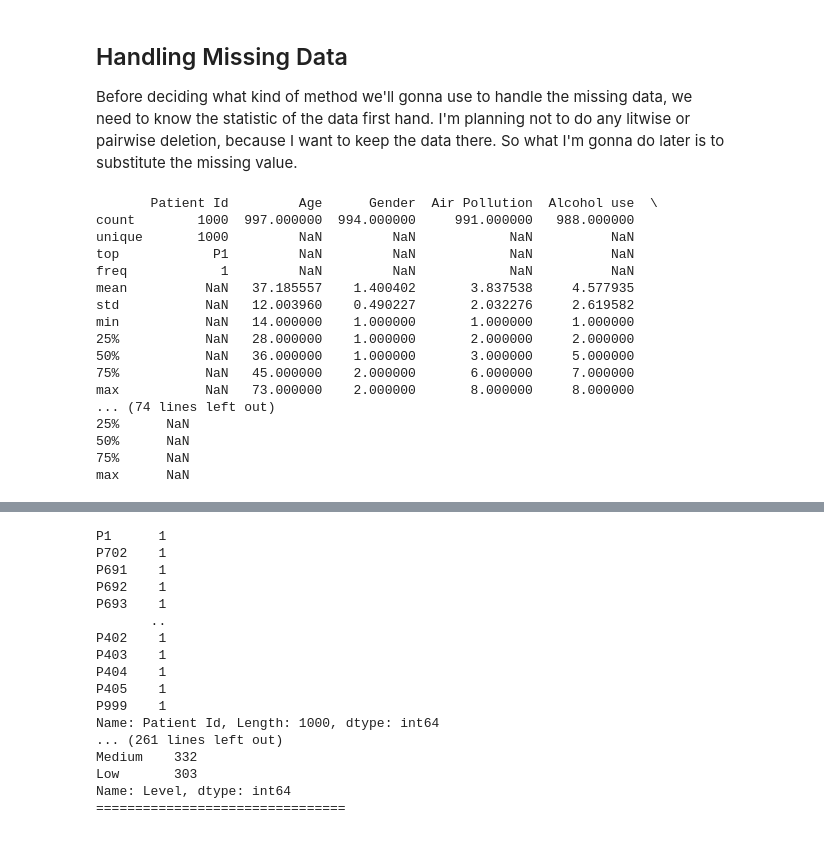
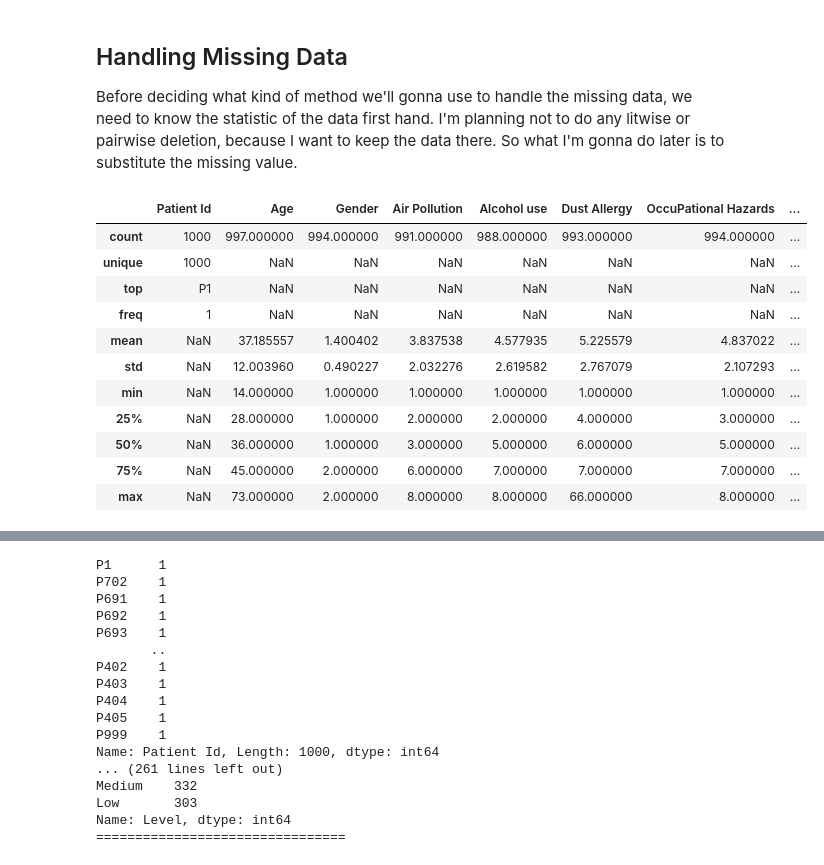
Before and after one commit to HasyimAP/My-Kaggle, a Jupyter notebook: cancer-patient-data.ipynb, the cells around one changed output, grey strips where cells are left out. Drawn from its saved outputs; the diff is of its cells as text; code cells hidden in the pictures.

Commit message:
Kaggle Notebook | Cancer Patient Data | Version 3

```diff
--- a/cancer-patient-data.ipynb
+++ b/cancer-patient-data.ipynb
@@ -173,24 +175,18 @@ sns.heatmap(df_corr.corr(method='spearman'), linewidths=0.1, center=0)
 Before deciding what kind of method we'll gonna use to handle the missing data, we need to know the statistic of the data first hand. I'm planning not to do any litwise or pairwise deletion, because I want to keep the data there. So what I'm gonna do later is to substitute the missing value.
 # %%
 # show the statistic of the dataset (count, mean, standard deviation, min, Q1, Q2=median, Q3, max)
-with pd.option_context('display.max_columns', 40):
-    print(df.describe(include='all'))
+df.describe(include='all')
 # %% [output]
-       Patient Id         Age      Gender  Air Pollution  Alcohol use  \
-count        1000  997.000000  994.000000     991.000000   988.000000
-unique       1000         NaN         NaN            NaN          NaN
-top            P1         NaN         NaN            NaN          NaN
-freq            1         NaN         NaN            NaN          NaN
-mean          NaN   37.185557    1.400402       3.837538     4.577935
-std           NaN   12.003960    0.490227       2.032276     2.619582
-min           NaN   14.000000    1.000000       1.000000     1.000000
-25%           NaN   28.000000    1.000000       2.000000     2.000000
-50%           NaN   36.000000    1.000000       3.000000     5.000000
-75%           NaN   45.000000    2.000000       6.000000     7.000000
-max           NaN   73.000000    2.000000       8.000000     8.000000
-... (74 lines left out)
-25%      NaN
-50%      NaN
-75%      NaN
-max      NaN
+|  | Patient Id | Age | Gender | Air Pollution | Alcohol use | Dust Allergy | OccuPational Hazards | ... |
+| count | 1000 | 997.000000 | 994.000000 | 991.000000 | 988.000000 | 993.000000 | 994.000000 | ... |
+| unique | 1000 | NaN | NaN | NaN | NaN | NaN | NaN | ... |
+| top | P1 | NaN | NaN | NaN | NaN | NaN | NaN | ... |
+| freq | 1 | NaN | NaN | NaN | NaN | NaN | NaN | ... |
+| mean | NaN | 37.185557 | 1.400402 | 3.837538 | 4.577935 | 5.225579 | 4.837022 | ... |
+| std | NaN | 12.003960 | 0.490227 | 2.032276 | 2.619582 | 2.767079 | 2.107293 | ... |
+| min | NaN | 14.000000 | 1.000000 | 1.000000 | 1.000000 | 1.000000 | 1.000000 | ... |
+| 25% | NaN | 28.000000 | 1.000000 | 2.000000 | 2.000000 | 4.000000 | 3.000000 | ... |
+| 50% | NaN | 36.000000 | 1.000000 | 3.000000 | 5.000000 | 6.000000 | 5.000000 | ... |
+| 75% | NaN | 45.000000 | 2.000000 | 6.000000 | 7.000000 | 7.000000 | 7.000000 | ... |
+| max | NaN | 73.000000 | 2.000000 | 8.000000 | 8.000000 | 66.000000 | 8.000000 | ... |
 # %%
```
Also changed, not shown: parts of 19 cells of this notebook.
